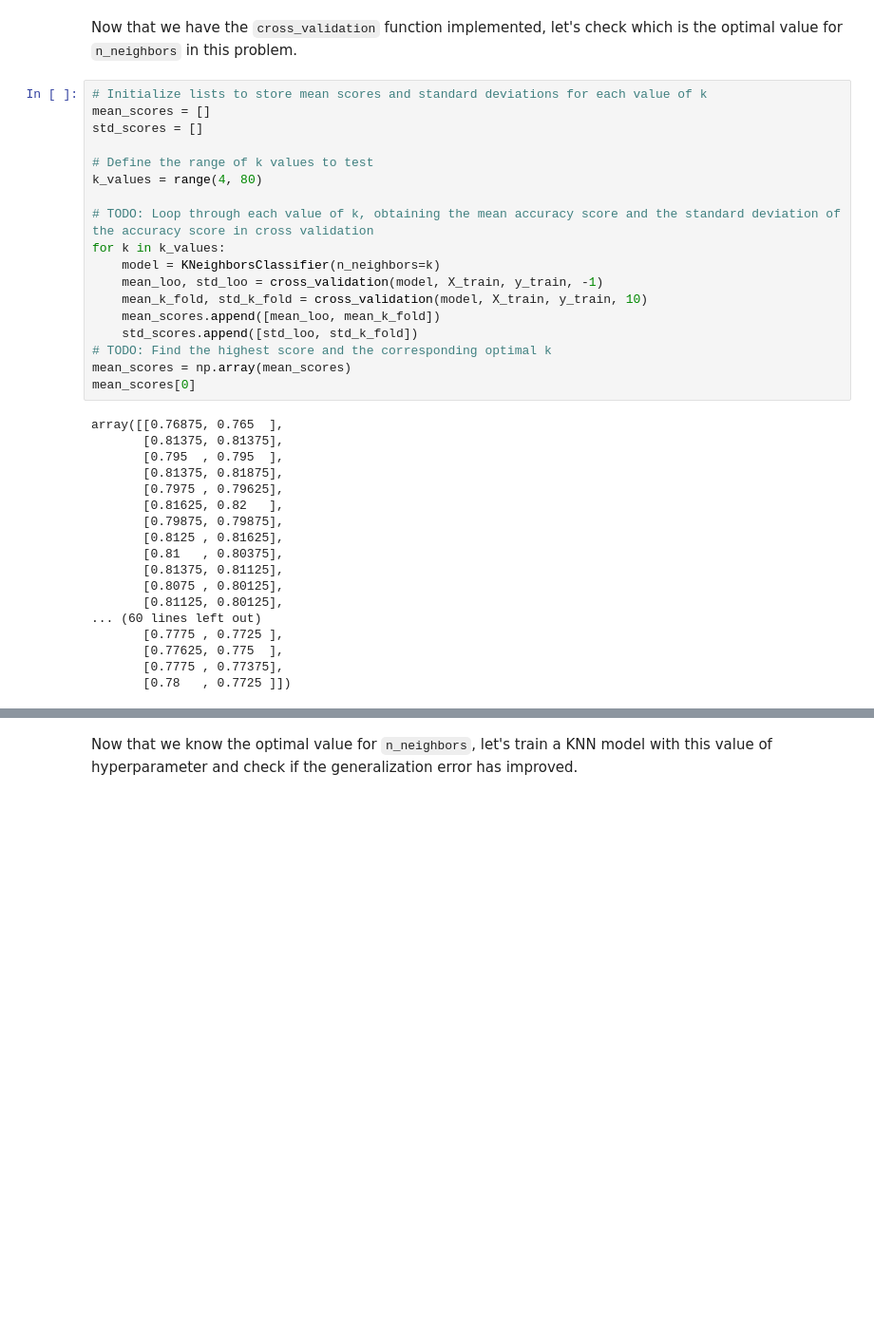
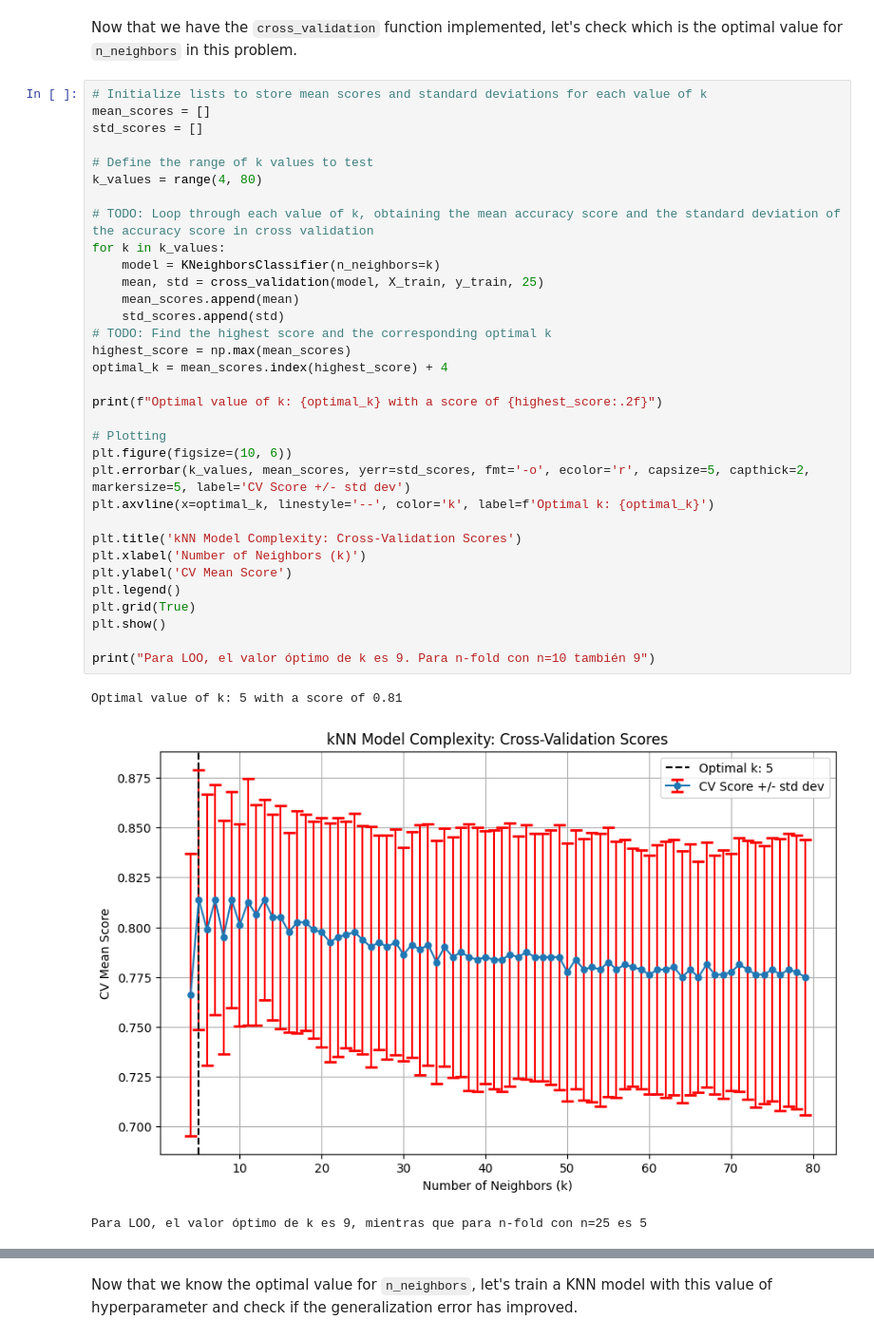
Before and after one commit to ICAI-IMAT-ML/p2-6-JuanDiazA26, a Jupyter notebook: notebook/Lab2_6_CV.ipynb, the cells around one changed output, grey strips where cells are left out. Shown at 95% size. Saved outputs shown, nothing was run; the diff lists cells and outputs as text; blank space fills up the shorter version.

Commit message:
cross validation + ipynb

```diff
--- a/notebook/Lab2_6_CV.ipynb
+++ b/notebook/Lab2_6_CV.ipynb
@@ -105,36 +105,37 @@ Now that we have the `cross_validation` function implemented, let's check which
 # %%
 # Initialize lists to store mean scores and standard deviations for each value of k
 mean_scores = []
 std_scores = []
 
 # Define the range of k values to test
 k_values = range(4, 80)
 
 # TODO: Loop through each value of k, obtaining the mean accuracy score and the standard deviation of the accuracy score in cross validation
 for k in k_values:
     model = KNeighborsClassifier(n_neighbors=k)
-    mean_loo, std_loo = cross_validation(model, X_train, y_train, -1)
-    mean_k_fold, std_k_fold = cross_validation(model, X_train, y_train, 10)
-    mean_scores.append([mean_loo, mean_k_fold])
-    std_scores.append([std_loo, std_k_fold])
+    mean, std = cross_validation(model, X_train, y_train, 25)
+    mean_scores.append(mean)
+    std_scores.append(std)
 # TODO: Find the highest score and the corresponding optimal k
-mean_scores = np.array(mean_scores)
-mean_scores[0]
+highest_score = np.max(mean_scores)
+optimal_k = mean_scores.index(highest_score) + 4
+
+print(f"Optimal value of k: {optimal_k} with a score of {highest_score:.2f}")
+
+# Plotting
+plt.figure(figsize=(10, 6))
+plt.errorbar(k_values, mean_scores, yerr=std_scores, fmt='-o', ecolor='r', capsize=5, capthick=2, markersize=5, label='CV Score +/- std dev')
+plt.axvline(x=optimal_k, linestyle='--', color='k', label=f'Optimal k: {optimal_k}')
+
+plt.title('kNN Model Complexity: Cross-Validation Scores')
+plt.xlabel('Number of Neighbors (k)')
+plt.ylabel('CV Mean Score')
+plt.legend()
+plt.grid(True)
+plt.show()
+
+print("Para LOO, el valor óptimo de k es 9. Para n-fold con n=10 también 9")
 # %% [output]
-array([[0.76875, 0.765  ],
-       [0.81375, 0.81375],
-       [0.795  , 0.795  ],
-       [0.81375, 0.81875],
-       [0.7975 , 0.79625],
-       [0.81625, 0.82   ],
-       [0.79875, 0.79875],
-       [0.8125 , 0.81625],
-       [0.81   , 0.80375],
-       [0.81375, 0.81125],
-       [0.8075 , 0.80125],
-       [0.81125, 0.80125],
-... (60 lines left out)
-       [0.7775 , 0.7725 ],
-       [0.77625, 0.775  ],
-       [0.7775 , 0.77375],
-       [0.78   , 0.7725 ]])
+Optimal value of k: 5 with a score of 0.81
+[figure, added]
+Para LOO, el valor óptimo de k es 9, mientras que para n-fold con n=25 es 5
```
Also changed, not shown: parts of 2 cells of this notebook.
